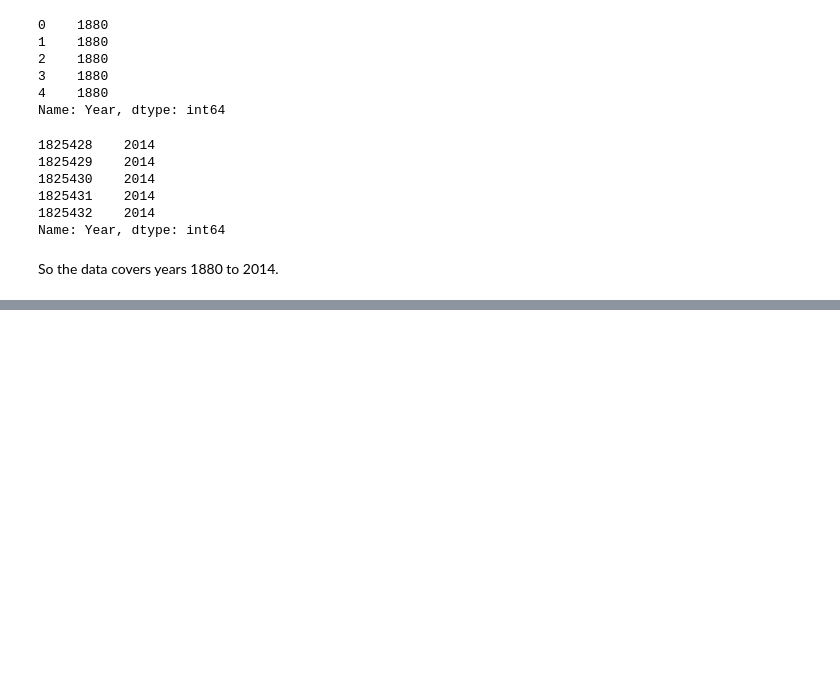
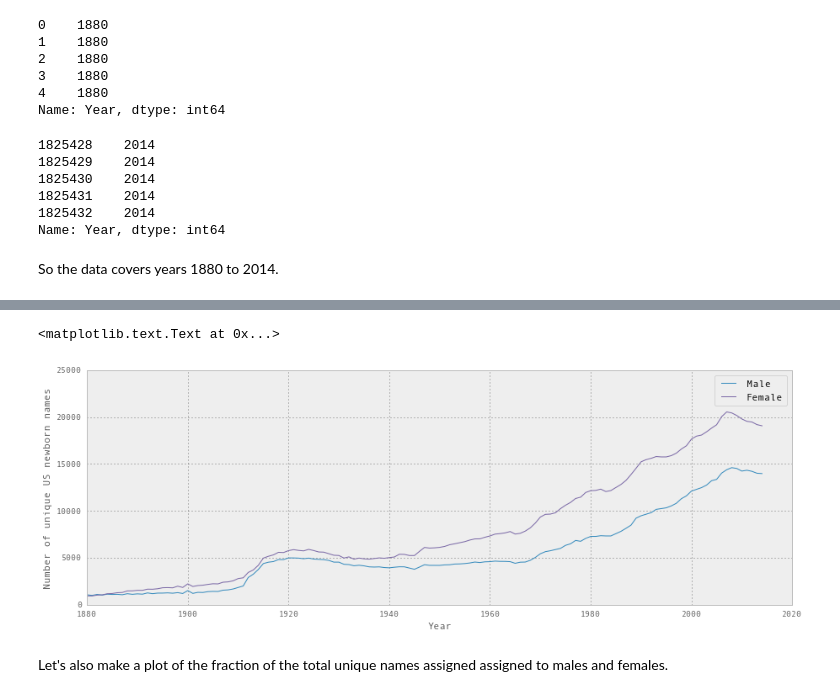
Before and after one commit to UnsupervisedLearning/US-baby-names, a Jupyter notebook: name_frequency.ipynb, the cells around one changed output, grey strips where cells are left out. Drawn from its saved outputs; the diff is of its cells as text; code cells hidden in the pictures; blank space fills up the shorter version.

```diff
--- a/name_frequency.ipynb
+++ b/name_frequency.ipynb
@@ -143,0 +236,11 @@ The name Richard was trending upward in year 1918
+# %%
+lineM, = plt.plot(df[df['Gender'] == 'M'].groupby('Year').count()['Count'])
+lineF, = plt.plot(df[df['Gender'] == 'F'].groupby('Year').count()['Count'])
+plt.legend([lineM, lineF], ["Male", "Female"])
+plt.xlabel('Year')
+plt.ylabel('Number of unique US newborn names')
+# %% [output]
+<matplotlib.text.Text at 0x...>
+[figure, added]
+# %% [markdown]
+Let's also make a plot of the fraction of the total unique names assigned assigned to males and females.
```
Also changed, not shown: parts of 32 cells of this notebook.
